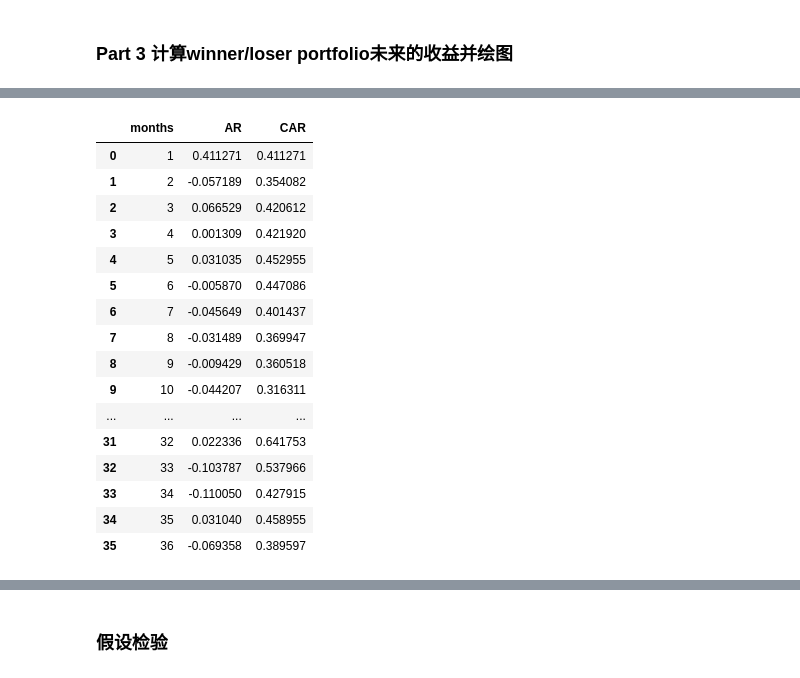
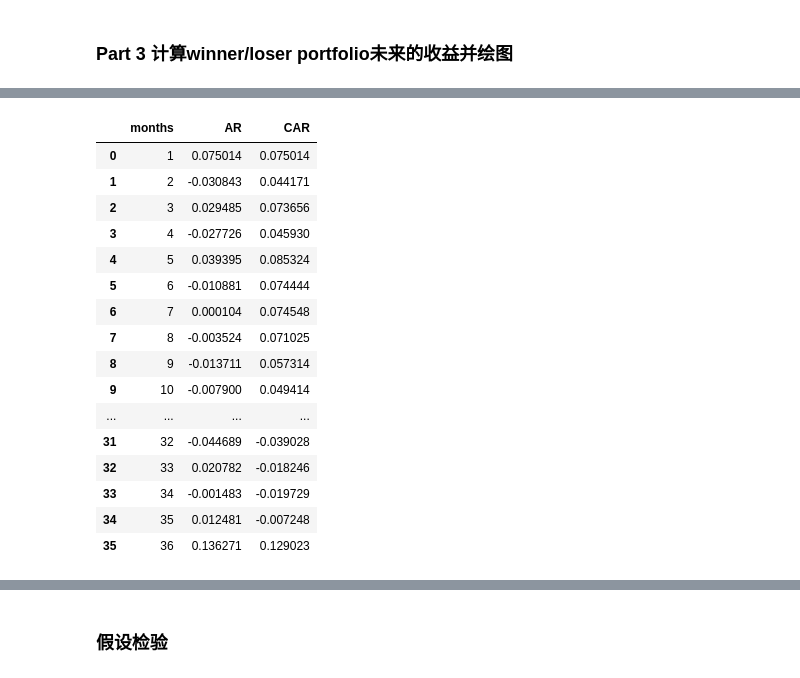
Before and after one commit to cs821/IC-MF-PM-CW, a Jupyter notebook: overreaction-v4.ipynb, the cells around one changed output, grey strips where cells are left out. Drawn from its saved outputs; the diff is of its cells as text; code cells hidden in the pictures.

```diff
--- a/overreaction-v4.ipynb
+++ b/overreaction-v4.ipynb
@@ -88,7 +89,9 @@ for i in range(16):
     date.append(start_date.date())
 
     # 筛选在当前时间范围内的数据
-    filtered_data = df_crsp[(df_crsp['date']>= start_date)]
+    need_data = df_crsp.copy(deep=True)
+    need_data.dropna(inplace=True)
+    filtered_data = need_data[(need_data['date']>= start_date)]
     #filtered_data = new_data[(new_data['date']>= start_date)]
     grouped_data = filtered_data.groupby('permno').filter(lambda x: (x['date'].iloc[0].year == start_date.year) and (x['date'].iloc[0].month == start_date.month))
     grouped_data = grouped_data.groupby('permno')  # 再次按 permno 分组
@@ -120,6 +123,8 @@ for i in range(16):
 # 计算并输出结果
 for i in range(16):
     print(f"起始日期:{date[i]},符合要求公司比例: {valid_firm_number[i] / total_number[i]:.2%},符合要求公司总数: {valid_firm_number[i]}, 有效公司总数: {total_number[i]}")
+
+del need_data
 # %% [output]
 起始日期:1926-01-01,符合要求公司比例: 70.91%,符合要求公司总数: 351, 有效公司总数: 495
 起始日期:1929-01-01,符合要求公司比例: 72.57%,符合要求公司总数: 455, 有效公司总数: 627
@@ -162,3 +167,7 @@ filter_all_data[pd.to_datetime('1926-01-01').date()]
 df_crsp[df_crsp['ret'] > 1].shape[0]
 # %% [output]
 714
+# %%
+def filter_consecutive_data(date, consecutive_months=84):
+    start_date = date - pd.DateOffset(months=consecutive_months)
+    return filter_all_data[pd.to_datetime(start_date).date()]
@@ -234,8 +247,8 @@ form_period = 36
 hold_period = 36
 use_deciles = True
 n_stocks = 35
-start_date = '1930-01-01'
-end_date = '1975-01-01'
+start_date = '1933-01-01'
+end_date = '1978-01-01'
 benchmark = 'ewretd'
 period_start_dates = pd.date_range(start=start_date, end=end_date, freq=str(int(form_period)) + 'MS')
 period_start_dates
@@ -248,12 +261,12 @@ DatetimeIndex(['1930-01-01', '1933-01-01', '1936-01-01', '1939-01-01',
 # %%
 # 计算36个月formation period，构建top bottom portfolio
 
-def compute_performance_portfolios(formation_date, data, formation_period=36, use_deciles=True, n_stocks=35, benchmark='ewretd'):
+def compute_performance_portfolios(hold_date, data, formation_period=36, use_deciles=True, n_stocks=35, benchmark='ewretd'):
     """
     Computes the top and bottom portfolios based on stock performance in the formation period prior to the given date.
 
     Parameters:
-        formation_date (datetime): The portfolio formation date.
+        hold_date (datetime): The portfolio hold date.
         data (DataFrame): DataFrame containing stock data with required columns like 'log_return', 'log_market_return', etc.
         formation_period (int): The number of months in the formation period.
         use_deciles (bool): Whether to use decile-based grouping or a fixed number of stocks.
@@ -264,26 +277,26 @@ def compute_performance_portfolios(formation_date, data, formation_period=36, us
         bottom_portfolio (DataFrame): DataFrame containing bottom portfolio stocks and their excess returns.
         top_portfolio (DataFrame): DataFrame containing top portfolio stocks and their excess returns.
     """
+    valid_list = filter_consecutive_data(hold_date, consecutive_months=84)
     # Define the beginning date of the formation period
-    start_date = formation_date - pd.DateOffset(months=formation_period)
-
+    start_date = hold_date - pd.DateOffset(months=formation_period)
     # Filter data for the formation period
-    formation_data = data[start_date:formation_date.to_pydatetime()].copy()
-
+    formation_data = data[
+        (data.index >= start_date) & (data.index <= hold_date.to_pydatetime()) & (data['permno'].isin(valid_list))
+        ].copy()
     # Group by stock_id and compute total log returns over the formation period
     stock_returns = formation_data.groupby('permno')[['lret', 'lvwretd', 'lewretd']].sum()
-
     # Compute excess returns based on the chosen benchmark
     stock_returns['lexret'] = stock_returns['lret'] - stock_returns['l' + benchmark]
 
     # Compute deciles and rankings for excess returns
-    stock_returns['decile'] = pd.qcut(stock_returns['lexret'], 10, labels=False)  # (0 = worst, 9 = best)
+    stock_returns['decile'] = pd.qcut(stock_returns['lexret'], 9, labels=False)  # (0 = worst, 9 = best)
     stock_returns['rank_asc'] = stock_returns['lexret'].rank()  # (1 = worst return)
     stock_returns['rank_desc'] = stock_returns['lexret'].rank(ascending=False)  # (1 = best return)
 
     # Select top and bottom portfolios
     if use_deciles:
-        top_portfolio = stock_returns[stock_returns['decile'] == 9].reset_index()[['permno', 'lexret']]
+        top_portfolio = stock_returns[stock_returns['decile'] == 8].reset_index()[['permno', 'lexret']]
         bottom_portfolio = stock_returns[stock_returns['decile'] == 0].reset_index()[['permno', 'lexret']]
     else:
         top_portfolio = stock_returns[stock_returns['rank_desc'] <= n_stocks].reset_index()[['permno', 'lexret']]
@@ -570,27 +638,27 @@ calculate_portfolio_returns(
 # %%
 calculate_portfolio_returns_modified(
-                period_start_dates[0],
-                portfolios_thirtyfive[period_start_dates[0]][0],
+                period_start_dates[5],
+                portfolios_thirtyfive[period_start_dates[5]][0],
                 df_crsp,
                 'vwretd','vw',36)
 # %% [output]
 |  | months | AR | CAR |
-| 0 | 1 | 0.411271 | 0.411271 |
-| 1 | 2 | -0.057189 | 0.354082 |
-| 2 | 3 | 0.066529 | 0.420612 |
-| 3 | 4 | 0.001309 | 0.421920 |
-| 4 | 5 | 0.031035 | 0.452955 |
-| 5 | 6 | -0.005870 | 0.447086 |
-| 6 | 7 | -0.045649 | 0.401437 |
-| 7 | 8 | -0.031489 | 0.369947 |
-| 8 | 9 | -0.009429 | 0.360518 |
-| 9 | 10 | -0.044207 | 0.316311 |
+| 0 | 1 | 0.075014 | 0.075014 |
+| 1 | 2 | -0.030843 | 0.044171 |
+| 2 | 3 | 0.029485 | 0.073656 |
+| 3 | 4 | -0.027726 | 0.045930 |
+| 4 | 5 | 0.039395 | 0.085324 |
+| 5 | 6 | -0.010881 | 0.074444 |
+| 6 | 7 | 0.000104 | 0.074548 |
+| 7 | 8 | -0.003524 | 0.071025 |
+| 8 | 9 | -0.013711 | 0.057314 |
+| 9 | 10 | -0.007900 | 0.049414 |
 | ... | ... | ... | ... |
-| 31 | 32 | 0.022336 | 0.641753 |
-| 32 | 33 | -0.103787 | 0.537966 |
-| 33 | 34 | -0.110050 | 0.427915 |
-| 34 | 35 | 0.031040 | 0.458955 |
-| 35 | 36 | -0.069358 | 0.389597 |
+| 31 | 32 | -0.044689 | -0.039028 |
+| 32 | 33 | 0.020782 | -0.018246 |
+| 33 | 34 | -0.001483 | -0.019729 |
+| 34 | 35 | 0.012481 | -0.007248 |
+| 35 | 36 | 0.136271 | 0.129023 |
 # %%
 bottom_returns_TEST, top_returns_TEST = compute_portfolio_performance_modified(
      period_start_dates,
```
Also changed, not shown: parts of 30 cells of this notebook.
